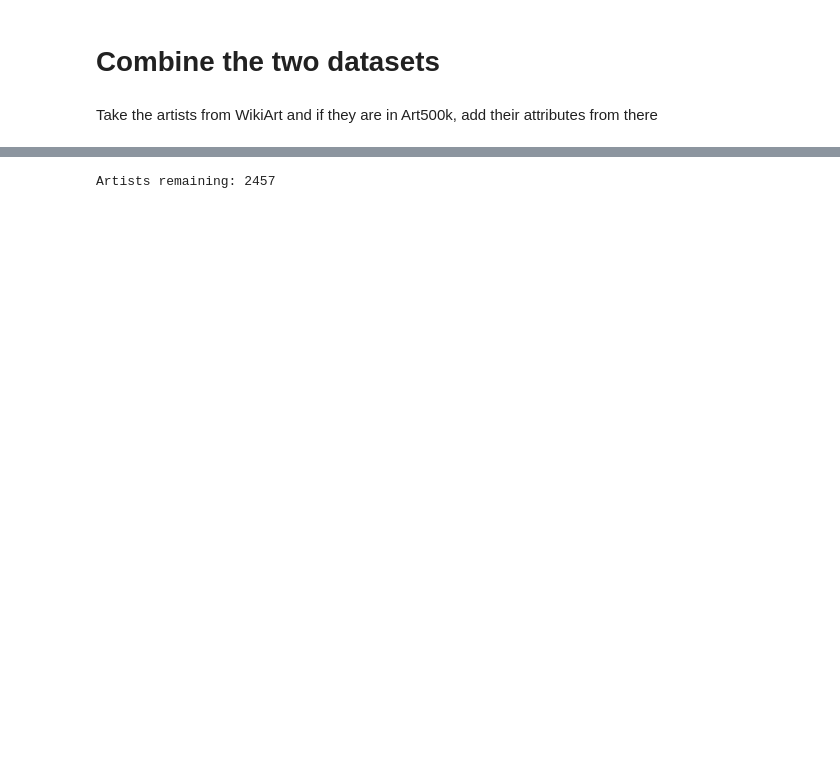
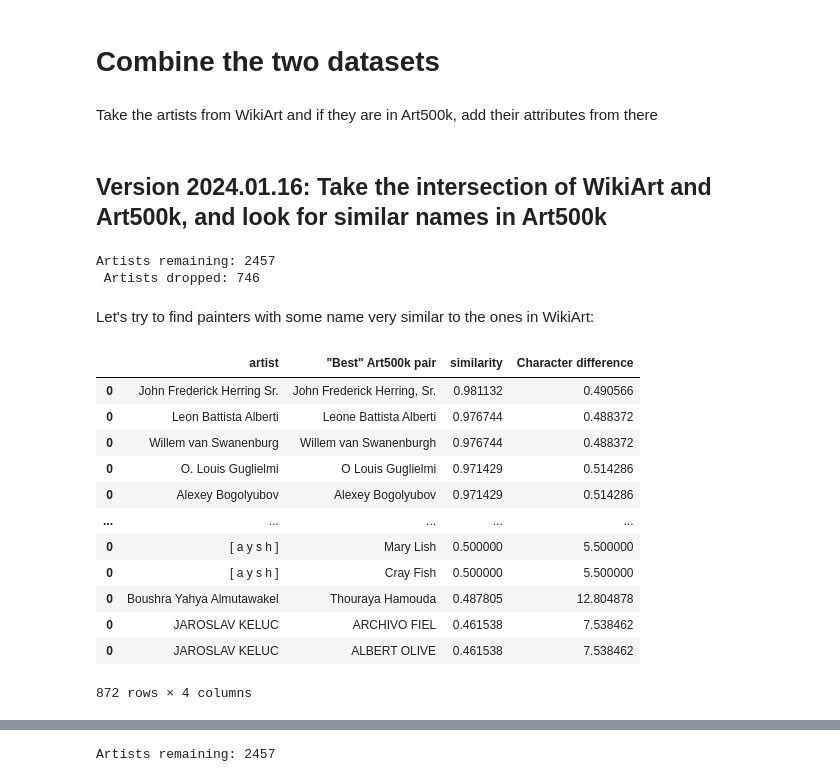
Before and after one commit to me9hanics/PainterPalette, a Jupyter notebook: datasets_notebook.ipynb, the cells around one changed output, grey strips where cells are left out. Drawn from its saved outputs; the diff is of its cells as text; code cells hidden in the pictures; blank space fills up the shorter version.

```diff
--- a/datasets_notebook.ipynb
+++ b/datasets_notebook.ipynb
@@ -137,3 +74,14 @@ https://en.wikipedia.org/wiki/Periods_in_Western_art_history
 # Combine the two datasets
 # %% [markdown]
 Take the artists from WikiArt and if they are in Art500k, add their attributes from there
+# %% [markdown]
+## Version 2024.01.16: Take the intersection of WikiArt and Art500k, and look for similar names in Art500k
+# %%
+artists= artists_A[artists_A['artist'].isin(art500k_artists['artist'])].reset_index(drop=True)
+drop = artists_A[~(artists_A['artist'].isin(art500k_artists['artist']))]
+print("Artists remaining:", len(artists), "\n", "Artists dropped:", len(drop))
+# %% [output]
+Artists remaining: 2457
+ Artists dropped: 746
+# %% [markdown]
+Let's try to find painters with some name very similar to the ones in WikiArt:
@@ -139,0 +117,26 @@ Take the artists from WikiArt and if they are in Art500k, add their attributes f
+# %%
+drop_sims = pd.DataFrame(columns=['artist','"Best" Art500k pair','similarity', 'Character difference'])
+for painter in drop['artist']:
+    all_sims = []
+    for art500k_artist in art500k_artists['artist']:
+        similarity_score = similarity(painter, art500k_artist)
+        all_sims.append((similarity_score,(1-similarity_score)*len(painter), art500k_artist)) #Should have only added if the similarity score is at least the previous maximum. Would reduce runtime substantially.
+
+    for sims in all_sims:
+        if sims[0] == max(all_sims)[0]:
+            drop_sims = pd.concat([drop_sims, pd.DataFrame([[painter, sims[2], sims[0], sims[1]]], columns=['artist','"Best" Art500k pair','similarity', 'Character difference'])])
+drop_sims.sort_values(by=['similarity'], ascending=False)
+# %% [output]
+|  | artist | "Best" Art500k pair | similarity | Character difference |
+| 0 | John Frederick Herring Sr. | John Frederick Herring, Sr. | 0.981132 | 0.490566 |
+| 0 | Leon Battista Alberti | Leone Battista Alberti | 0.976744 | 0.488372 |
+| 0 | Willem van Swanenburg | Willem van Swanenburgh | 0.976744 | 0.488372 |
+| 0 | O. Louis Guglielmi | O Louis Guglielmi | 0.971429 | 0.514286 |
+| 0 | Alexey Bogolyubov | Alexey Bogolyubov | 0.971429 | 0.514286 |
+| ... | ... | ... | ... | ... |
+| 0 | [ a y s h ] | Mary Lish | 0.500000 | 5.500000 |
+| 0 | [ a y s h ] | Cray Fish | 0.500000 | 5.500000 |
+| 0 | Boushra Yahya Almutawakel | Thouraya Hamouda | 0.487805 | 12.804878 |
+| 0 | JAROSLAV KELUC | ARCHIVO FIEL | 0.461538 | 7.538462 |
+| 0 | JAROSLAV KELUC | ALBERT OLIVE | 0.461538 | 7.538462 |
+872 rows × 4 columns
```
Also changed, not shown: parts of 25 cells of this notebook.
